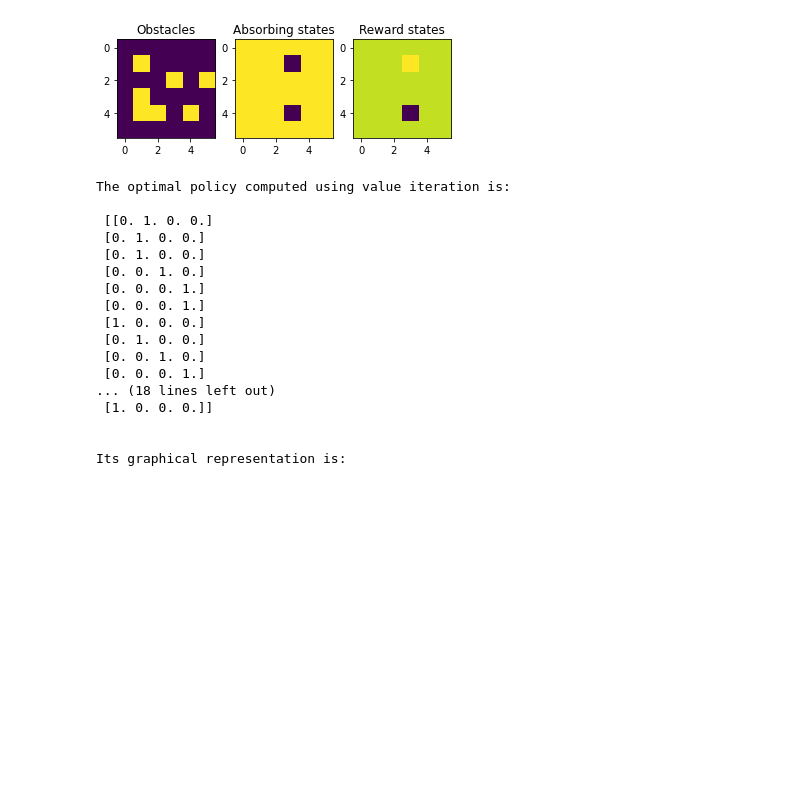
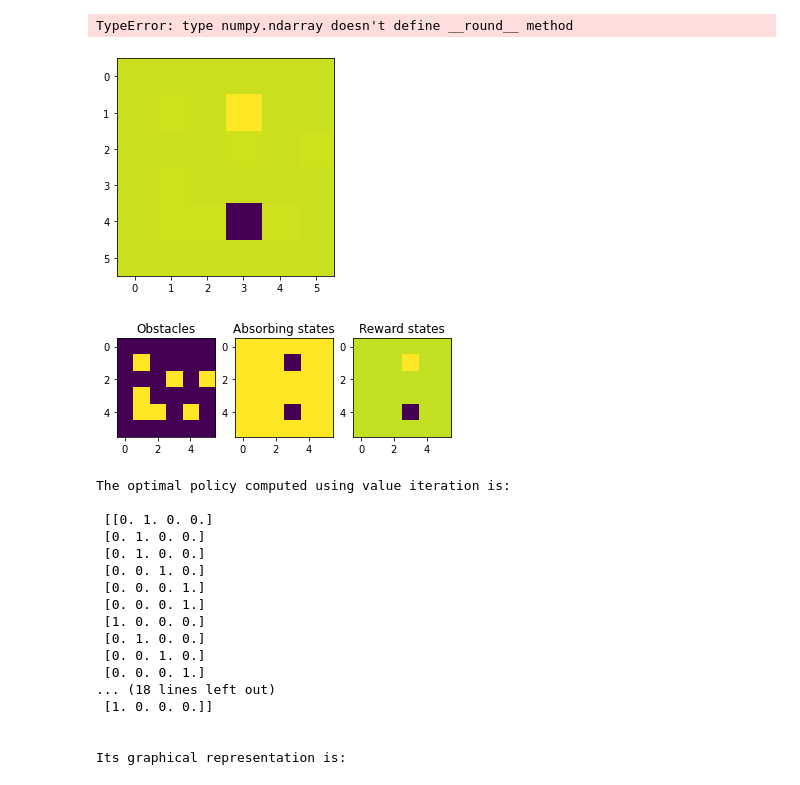
Before and after one commit to kevinlandert/IC_RL_CW1_TabularReinforcementLearning, a Jupyter notebook: jupyter/Question3.ipynb, the cells around one changed output. Drawn from its saved outputs; the diff is of its cells as text; code cells hidden in the pictures; blank space fills up the shorter version.

```diff
--- a/jupyter/Question3.ipynb
+++ b/jupyter/Question3.ipynb
@@ -443,0 +525,4 @@ grid.draw_deterministic_policy(np.array([np.argmax(opt_pol[row,:]) for row in ra
+# %%
+policy = np.ones((self.state_size,self.action_size)) / 4
+val = self.MC_Estimation(policy,0.8)
+val
@@ -444,3 +547,8 @@ grid.draw_deterministic_policy(np.array([np.argmax(opt_pol[row,:]) for row in ra
+# %%
+self.draw_value(val)
+# %% [output]
+TypeError: type numpy.ndarray doesn't define __round__ method
+[figure, added]
 # %%
 grid = GridWorld(p = 0.65)
 opt_pol, epochs = grid.value_iteration(discount = 0.5)
```
Also changed, not shown: parts of 9 cells of this notebook, 1 other file.
